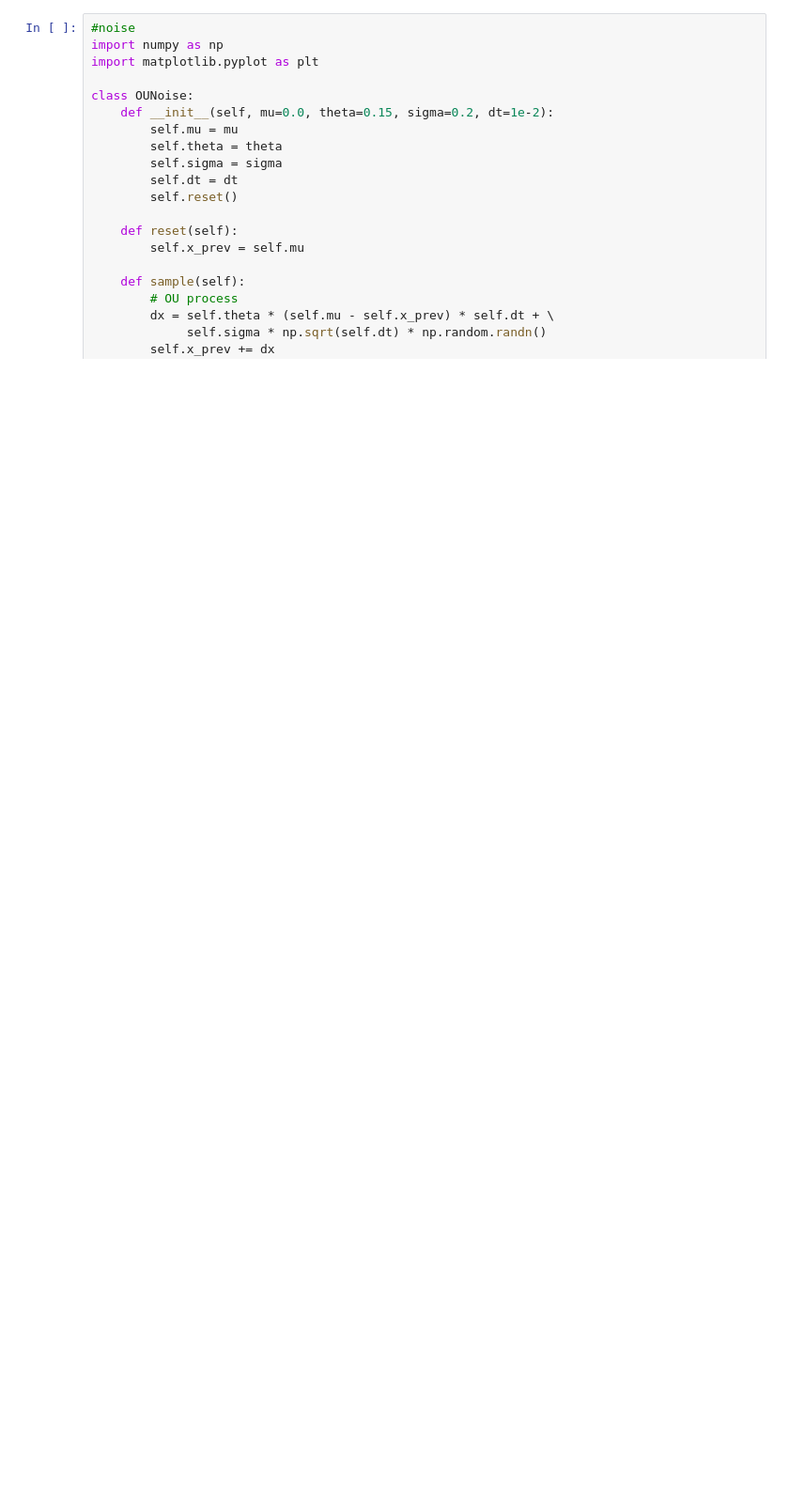
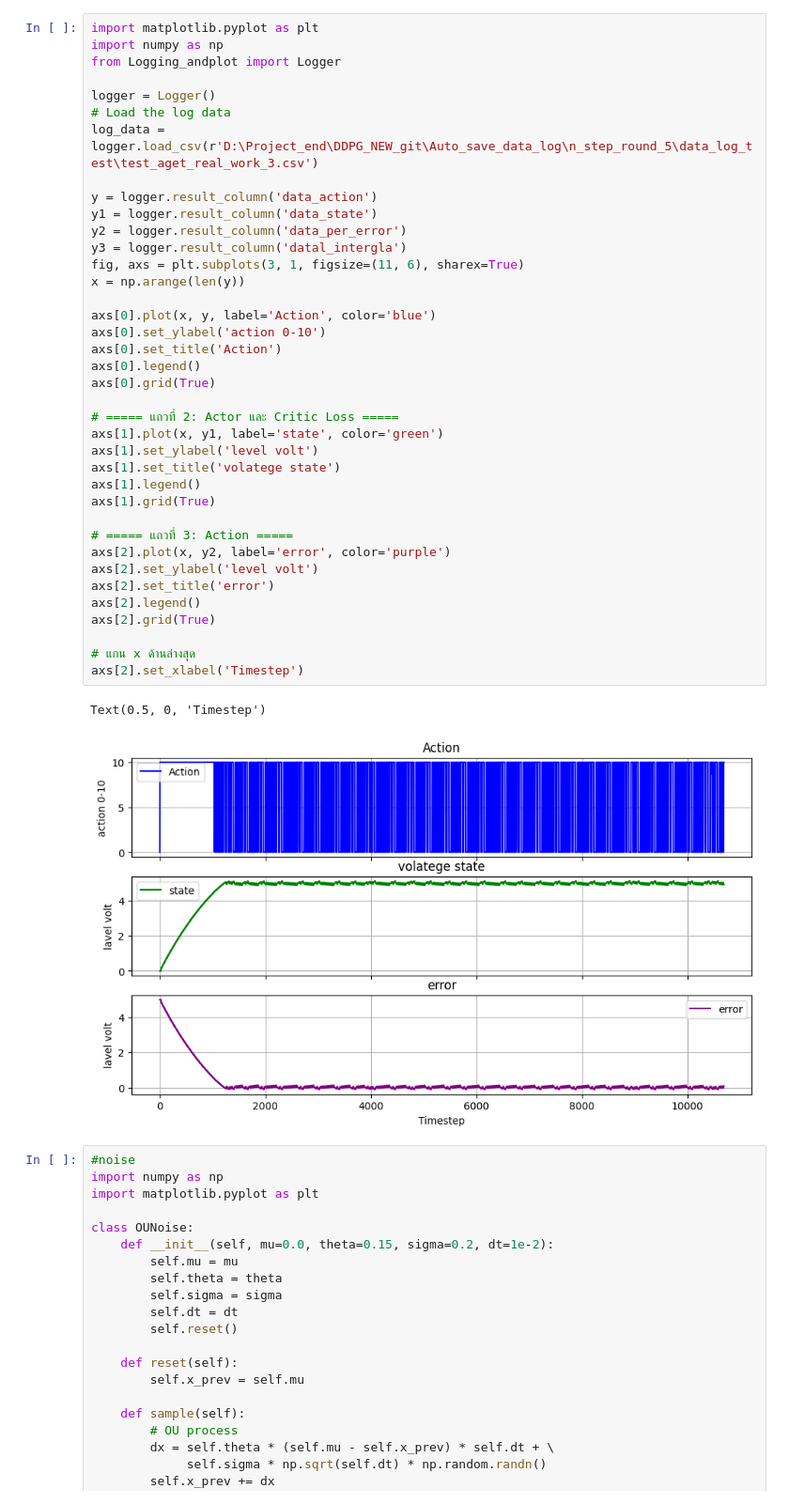
Before and after one commit to MizuSakura/AI_controller, a Jupyter notebook: monitor.ipynb, the cells around one changed output. Shown: that part at 94% size. Drawn from its saved outputs; the diff is of its cells as text; blank space fills up the shorter version.

```diff
--- a/monitor.ipynb
+++ b/monitor.ipynb
@@ -53,3 +59,44 @@ plt.show()
+# %%
+import matplotlib.pyplot as plt
+import numpy as np
+from Logging_andplot import Logger
+
+logger = Logger()
+# Load the log data
+log_data = logger.load_csv(r'D:\Project_end\DDPG_NEW_git\Auto_save_data_log\n_step_round_5\data_log_test\test_aget_real_work_3.csv')
+
+y = logger.result_column('data_action')
+y1 = logger.result_column('data_state')
+y2 = logger.result_column('data_per_error')
+y3 = logger.result_column('datal_intergla')
+fig, axs = plt.subplots(3, 1, figsize=(11, 6), sharex=True)
+x = np.arange(len(y))
+
+axs[0].plot(x, y, label='Action', color='blue')
+axs[0].set_ylabel('action 0-10')
+axs[0].set_title('Action')
+axs[0].legend()
+axs[0].grid(True)
+
+# ===== แถวที่ 2: Actor และ Critic Loss =====
+axs[1].plot(x, y1, label='state', color='green')
+axs[1].set_ylabel('level volt')
+axs[1].set_title('volatege state')
+axs[1].legend()
+axs[1].grid(True)
+
+# ===== แถวที่ 3: Action =====
+axs[2].plot(x, y2, label='error', color='purple')
+axs[2].set_ylabel('level volt')
+axs[2].set_title('error')
+axs[2].legend()
+axs[2].grid(True)
+
+# แกน x ด้านล่างสุด
+axs[2].set_xlabel('Timestep')
+# %% [output]
+Text(0.5, 0, 'Timestep')
+[figure, added]
 # %%
 #noise
 import numpy as np
```
Also changed, not shown: parts of 1 cell of this notebook, 3 other files.
